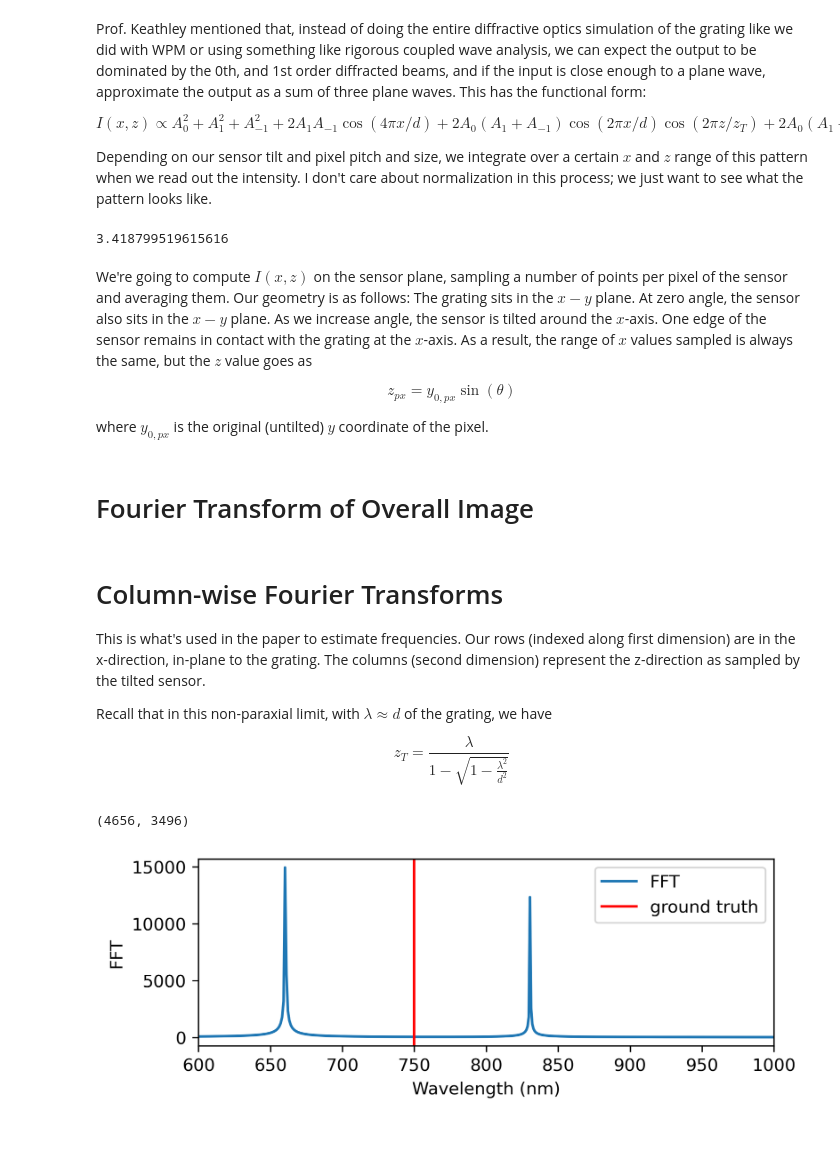
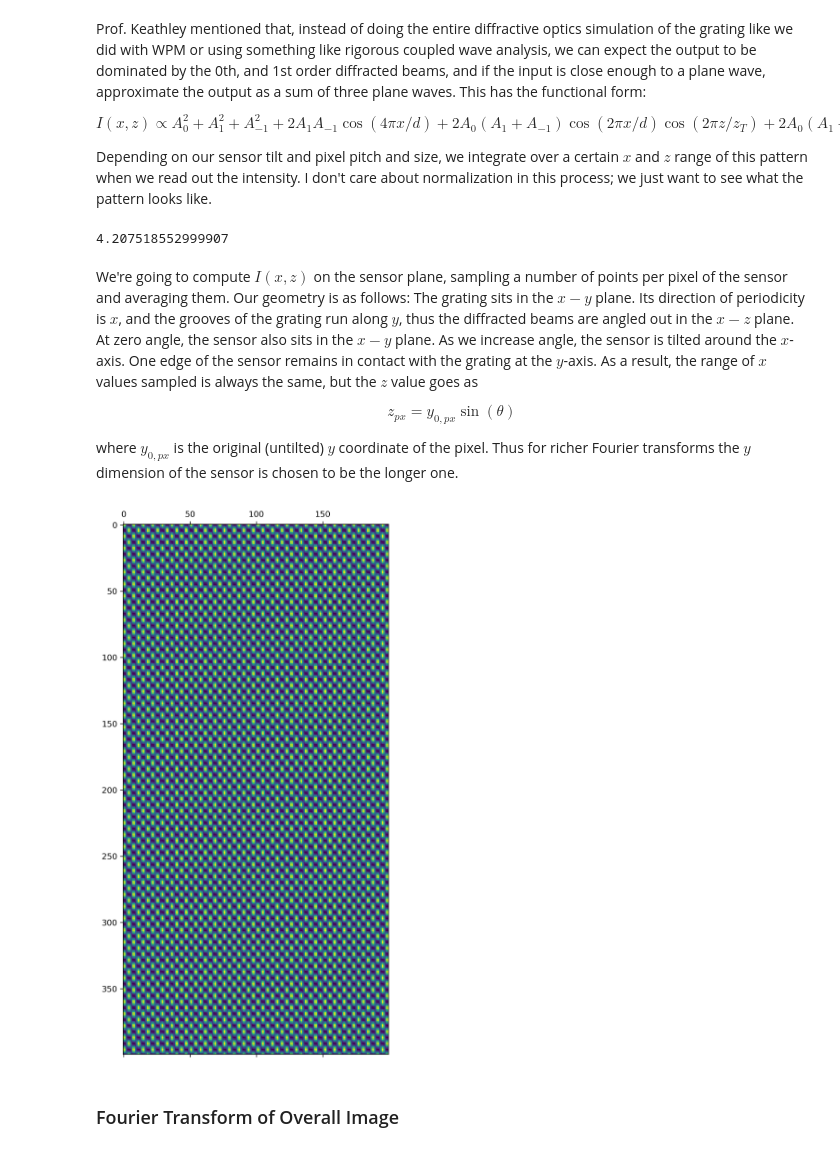
Before and after one commit to Certaingemstone/OpenQuantum, a Jupyter notebook: teaching/mit-spring-2024/experiment/talbot-wavemeter/3planewaves.ipynb, the cells around one changed output. Drawn from its saved outputs; the diff is of its cells as text; code cells hidden in the pictures.

```diff
--- a/teaching/mit-spring-2024/experiment/talbot-wavemeter/3planewaves.ipynb
+++ b/teaching/mit-spring-2024/experiment/talbot-wavemeter/3planewaves.ipynb
@@ -14,17 +19,20 @@ import matplotlib.pyplot as plt
 import skimage.measure
 
 # length units in microns
-wavelen = 0.75
+wavelen = 0.633
 gratinglen = 1.2
 
-samplelen = 0.138 * 2 # CHANGE THIS TO CHANGE SIZE OF PIXELS
+samplelen = 0.1365 * 2 # CHANGE THIS TO CHANGE SIZE OF PIXELS
+#samplelen = 0.24
 samples_per_pixel = 5 # product with samplelen is the micron pixel pitch, get samples_per_pixel^2 samples per pixel
 
 z_T = wavelen / (1 - np.sqrt(1 - (wavelen**2 / gratinglen**2)))
 print(z_T)
 
-nxpix = 3496
-nypix = 4656
+# nxpix = 3496
+# nypix = 4656
+nxpix = 200
+nypix = 400
 
 # relative amplitudes
 A0 = 1.0
@@ -40,15 +48,15 @@ factor3 = 2*A0*(A1-A_1)
 theta = 20 * np.pi/180
 
 # (erroneous) rotation of sensor
-phi = 1 * np.pi/180
+phi = 0 * np.pi/180
 # %% [output]
-3.418799519615616
+4.207518552999907
 # %% [markdown]
-We're going to compute $I(x,z)$ on the sensor plane, sampling a number of points per pixel of the sensor and averaging them. Our geometry is as follows: The grating sits in the $x-y$ plane. At zero angle, the sensor also sits in the $x-y$ plane. As we increase angle, the sensor is tilted around the $x$-axis. One edge of the sensor remains in contact with the grating at the $x$-axis. As a result, the range of $x$ values sampled is always the same, but the $z$ value goes as
+We're going to compute $I(x,z)$ on the sensor plane, sampling a number of points per pixel of the sensor and averaging them. Our geometry is as follows: The grating sits in the $x-y$ plane. Its direction of periodicity is $x$, and the grooves of the grating run along $y$, thus the diffracted beams are angled out in the $x-z$ plane. At zero angle, the sensor also sits in the $x-y$ plane. As we increase angle, the sensor is tilted around the $x$-axis. One edge of the sensor remains in contact with the grating at the $y$-axis. As a result, the range of $x$ values sampled is always the same, but the $z$ value goes as
 
 $$z_{px} = y_{0,px}\sin(\theta)$$
 
-where $y_{0,px}$ is the original (untilted) $y$ coordinate of the pixel.
+where $y_{0,px}$ is the original (untilted) $y$ coordinate of the pixel. Thus for richer Fourier transforms the $y$ dimension of the sensor is chosen to be the longer one.
 # %%
 def DoRotation(xx, yy, phi=0):
     """Rotate meshgrid arrays by phi radians."""
@@ -78,9 +87,9 @@ I = factor1 * np.cos(4*np.pi*xx / gratinglen) + factor2 * np.cos(2*np.pi*xx / gr
 # Downsample back into nxpix by nypix by sum
 sum_I = skimage.measure.block_reduce(I, (samples_per_pixel, samples_per_pixel), np.sum)
 # %%
-#fig, ax = plt.subplots(figsize=(12,12), dpi=300)
+fig, ax = plt.subplots(figsize=(12,12), dpi=300)
 #ax.matshow(sum_I[:, 0:1])
-#ax.matshow(sum_I)
-#plt.show()
+ax.matshow(sum_I)
+plt.show()
+# %% [output]
+[figure, added]
-# %% [markdown]
-# Fourier Transform of Overall Image
@@ -96,35 +96,2 @@ sum_I = skimage.measure.block_reduce(I, (samples_per_pixel, samples_per_pixel),
-# %% [markdown]
-# Column-wise Fourier Transforms
-This is what's used in the paper to estimate frequencies. Our rows (indexed along first dimension) are in the x-direction, in-plane to the grating. The columns (second dimension) represent the z-direction as sampled by the tilted sensor.
-
-Recall that in this non-paraxial limit, with $\lambda\approx d$ of the grating, we have
-
-$$z_T = \frac{\lambda}{1-\sqrt{1-\frac{\lambda^2}{d^2}}}$$
-# %%
-# Compute the FFT per column
-FFT = np.zeros(sum_I.shape[0])
-print(sum_I.shape)
-for i in range(sum_I.shape[1]):
-    signal = sum_I[:, i]
-    fft = np.fft.fft(signal)
-    FFT = FFT + fft
-
-sampling_period = samplelen * samples_per_pixel * np.sin(theta)
-frequencies = np.fft.fftfreq(FFT.shape[0], sampling_period) # spatial frequency in 1/microns of the Talbot pattern
-Talbot_lengths = 1 / frequencies[1:]
-
-# Convert spatial frequency into wavelength of incident light
-wavelengths = 2 * Talbot_lengths * gratinglen**2 / (Talbot_lengths**2 + gratinglen**2)
-
-result = np.abs(FFT)[1:sum_I.shape[0]//2]
-plt.figure(figsize=(6,2), dpi=300)
-plt.plot(wavelengths[:sum_I.shape[0]//2 - 1] * 1000, result, label='FFT')
-plt.xlim((600, 1000))
-plt.axvline(wavelen * 1000, color='red', label='ground truth')
-plt.xlabel("Wavelength (nm)")
-plt.ylabel("FFT")
-plt.legend()
-plt.show()
-# %% [output]
-(4656, 3496)
-[figure, removed]
+# %% [markdown]
+### Fourier Transform of Overall Image
```
Also changed, not shown: parts of 14 cells of this notebook, 11 other files.
